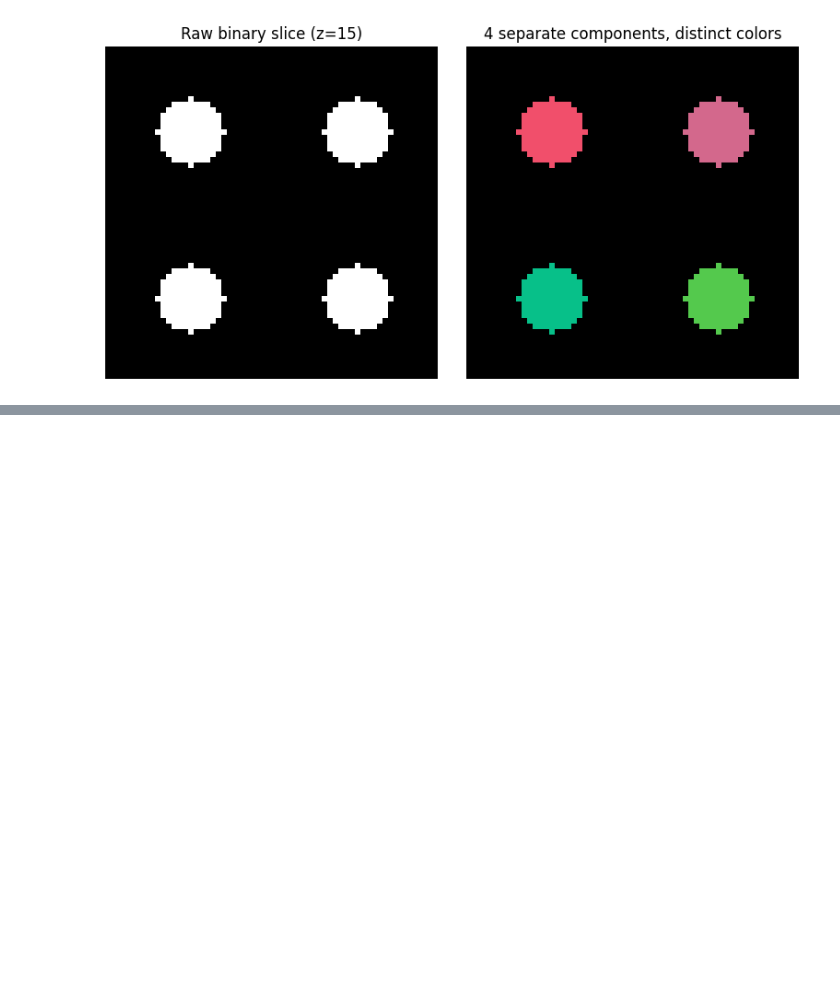
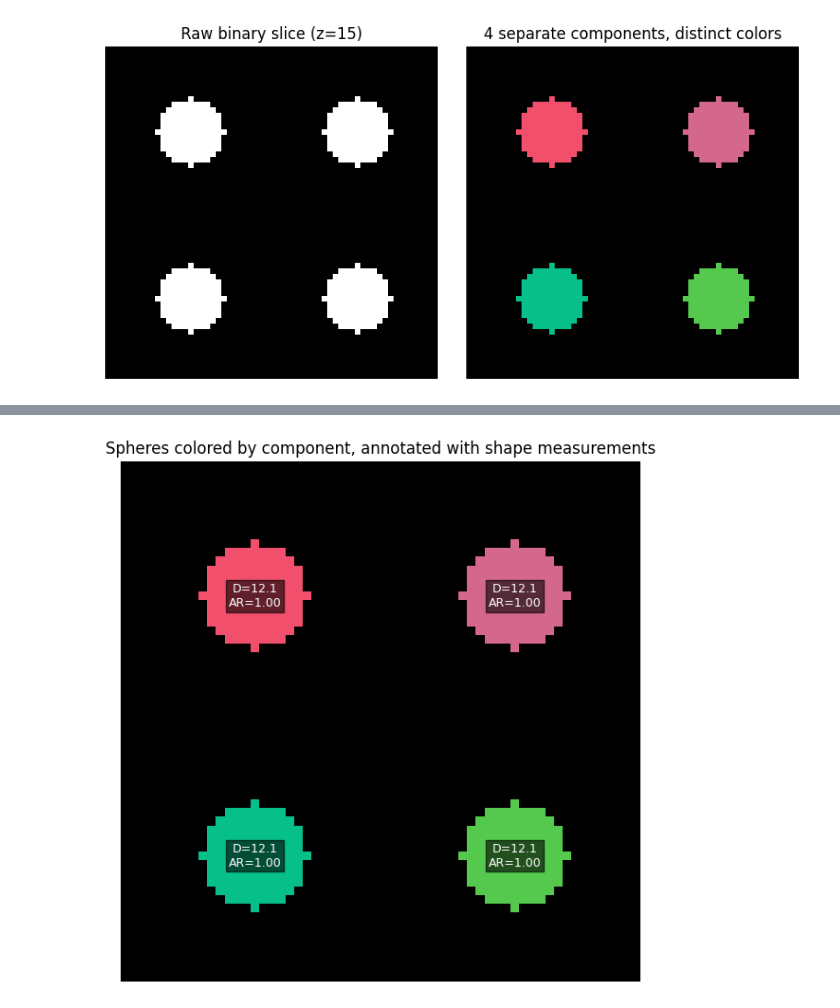
Before and after one commit to hamediut/MicrostructureGUI, a Jupyter notebook: notebooks/test_connected_components.ipynb, the cells around one changed output, grey strips where cells are left out. Cells and saved outputs as stored; diff of their text form; code cells hidden in the pictures; blank space fills up the shorter version.

Commit message:
add new measuremnts and notebook to test

```diff
--- a/notebooks/test_connected_components.ipynb
+++ b/notebooks/test_connected_components.ipynb
@@ -297,0 +308,7 @@ result['num_components']
+# %%
+from skimage.measure import regionprops
+from src.micro_gui.analysis.connected_components import compute_shape_measurements
+
+shape_table_3d = compute_shape_measurements(result['labels'], is_3d=True, res=1.0)
+merged_3d = result['table'].merge(shape_table_3d, on='label')
+merged_3d[['label', 'voxel_count', 'volume', 'equivalent_diameter', 'aspect_ratio']]
@@ -297,0 +341,19 @@ result['num_components']
+# %%
+region_lookup_3d = {r.label: r for r in regionprops(labels_spheres)}
+
+fig, ax = plt.subplots(figsize=(6, 6))
+ax.imshow(labels_spheres[15], cmap=cmap, interpolation="nearest")
+ax.set_title("Spheres colored by component, annotated with shape measurements")
+ax.axis("off")
+
+for _, row in merged_3d.iterrows():
+    region = region_lookup_3d[row['label']]
+    _, y, x = region.centroid  # (z, y, x) - the displayed slice is the (y, x) plane
+    ax.text(x, y, f"D={row['equivalent_diameter']:.1f}\nAR={row['aspect_ratio']:.2f}",
+            color="white", ha="center", va="center", fontsize=9,
+            bbox=dict(facecolor="black", alpha=0.6, pad=2))
+
+plt.tight_layout()
+plt.show()
+# %% [output]
+[figure, added]
```
Also changed, not shown: parts of 12 cells of this notebook, 2 other files.
